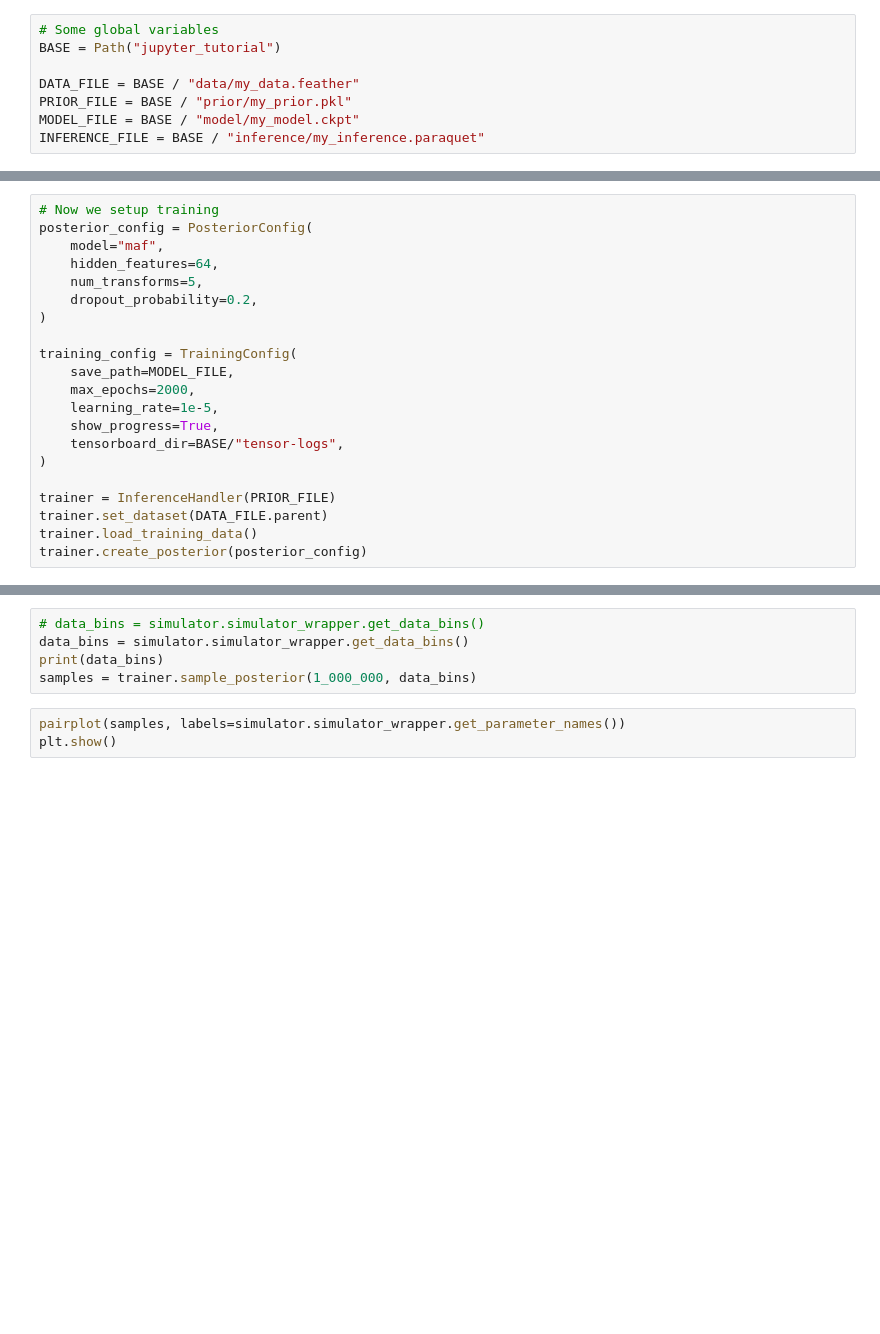
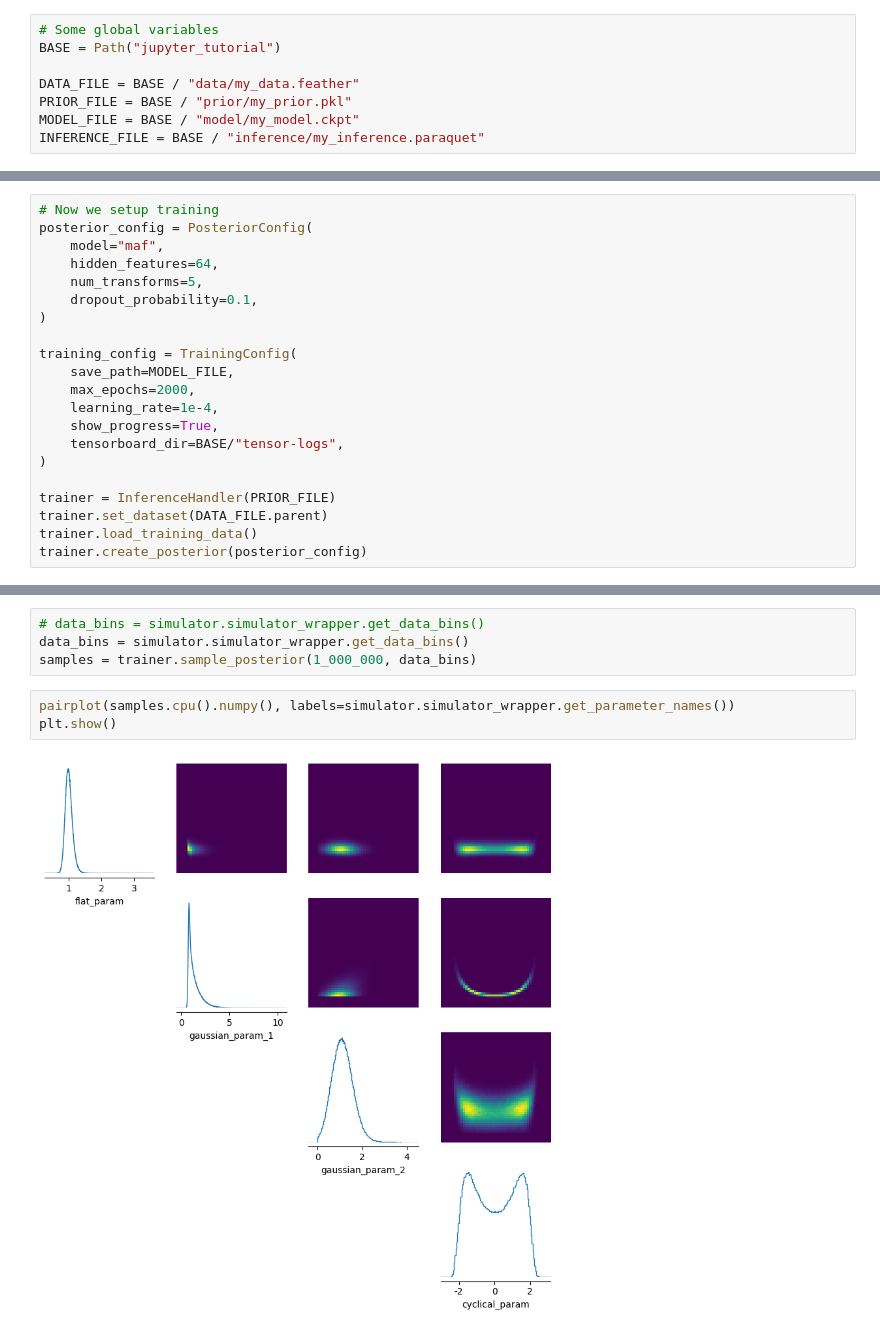
Before and after one commit to henry-wallace-phys/MaCh3SbiTools, a Jupyter notebook: tutorial/Part 6: The Full Workflow in Jupyter.ipynb, the cells around one changed output, grey strips where cells are left out. Saved outputs shown, nothing was run; the diff lists cells and outputs as text; blank space fills up the shorter version.

```diff
--- a/tutorial/Part 6: The Full Workflow in Jupyter.ipynb
+++ b/tutorial/Part 6: The Full Workflow in Jupyter.ipynb
@@ -60,13 +49,13 @@ posterior_config = PosteriorConfig(
     model="maf",
     hidden_features=64,
     num_transforms=5,
-    dropout_probability=0.2,
+    dropout_probability=0.1,
 )
 
 training_config = TrainingConfig(
     save_path=MODEL_FILE,
     max_epochs=2000,
-    learning_rate=1e-5,
+    learning_rate=1e-4,
     show_progress=True,
     tensorboard_dir=BASE/"tensor-logs",
 )
@@ -81,8 +76,9 @@ trainer.train_posterior(training_config, model_config=posterior_config)
 # %%
 # data_bins = simulator.simulator_wrapper.get_data_bins()
 data_bins = simulator.simulator_wrapper.get_data_bins()
-print(data_bins)
 samples = trainer.sample_posterior(1_000_000, data_bins)
 # %%
-pairplot(samples, labels=simulator.simulator_wrapper.get_parameter_names())
+pairplot(samples.cpu().numpy(), labels=simulator.simulator_wrapper.get_parameter_names())
 plt.show()
+# %% [output]
+[figure, added]
```
Also changed, not shown: parts of 5 cells of this notebook, 2 other files.
